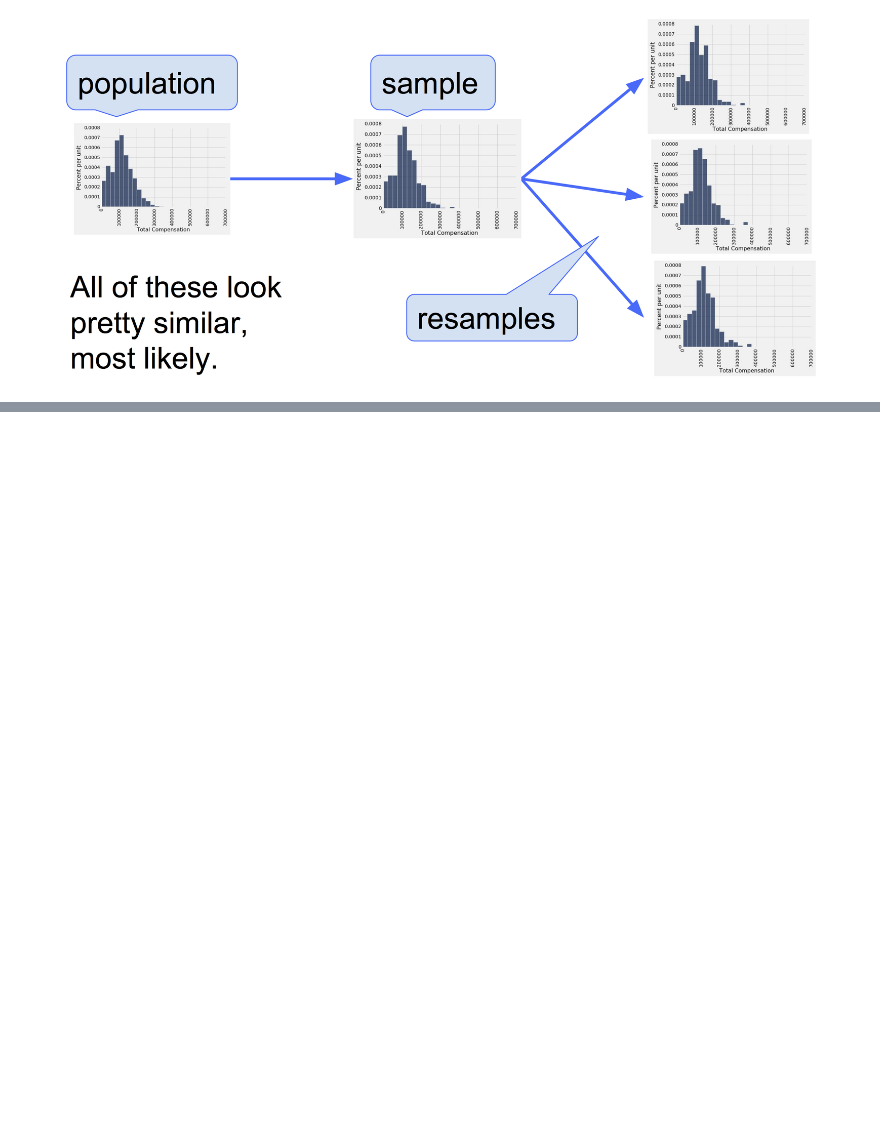
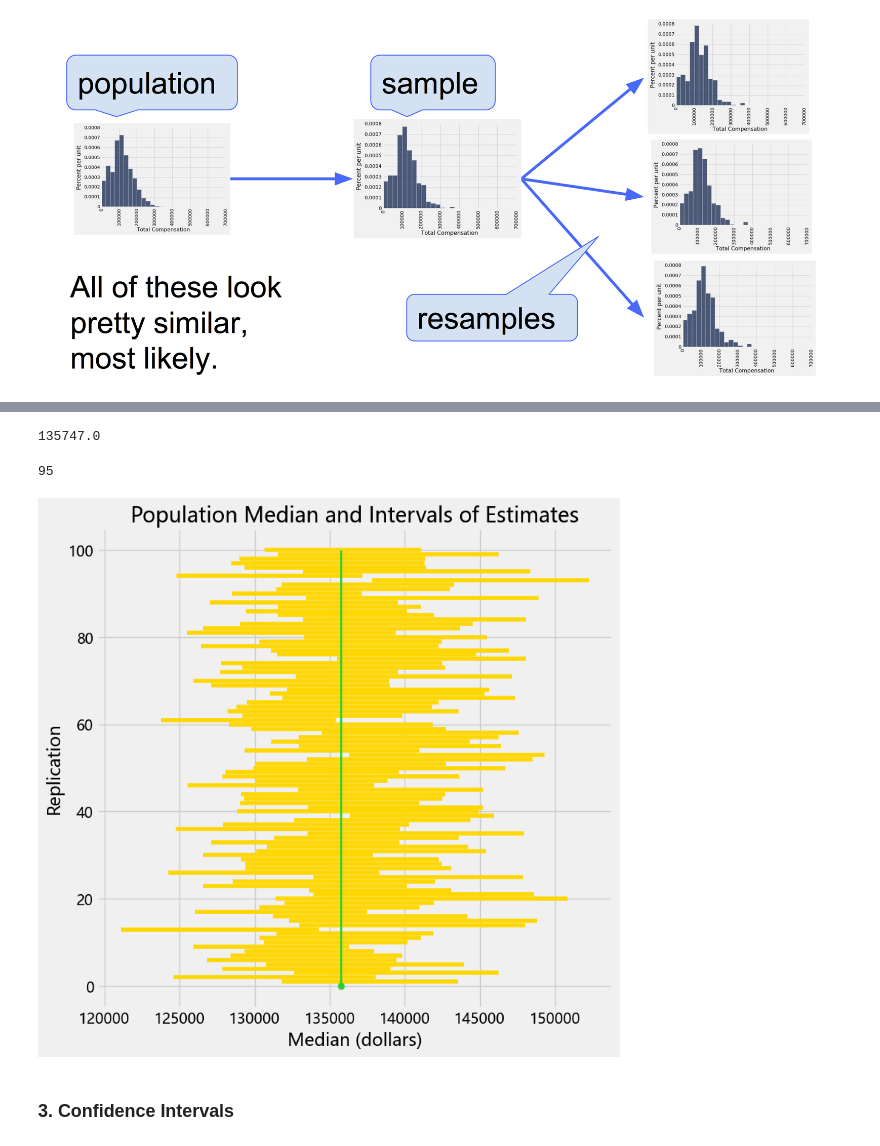
Before and after one commit to Matthew-HMS/Datascience101, a Jupyter notebook: Estimation.ipynb, the cells around one changed output, grey strips where cells are left out. Drawn from its saved outputs; the diff is of its cells as text; code cells hidden in the pictures; blank space fills up the shorter version.

```diff
--- a/Estimation.ipynb
+++ b/Estimation.ipynb
@@ -207,3 +207,17 @@ def bootstrap_median(original_sample, repetitions):
         new_bstrap_sameple = original_sample.sample()
         medians = np.append(medians, percentile(50, new_bstrap_sameple.column('Total Compensation')))
     return medians
+# %%
+left_ends = make_array()
+right_ends = make_array()
+
+for i in np.arange(100):
+    original_sample = sf2019.sample(500, with_replacement=False)
+    medians = bootstrap_median(original_sample, 5000)
+    left_ends = np.append(left_ends, percentile(2.5, medians))
+    right_ends = np.append(right_ends, percentile(97.5, medians))
+
+intervals = Table().with_columns(
+    'Left', left_ends,
+    'Right', right_ends
+)
@@ -209,0 +239,25 @@ def bootstrap_median(original_sample, repetitions):
+# %%
+pop_median
+# %% [output]
+135747.0
+# %%
+intervals.where('Left', are.below(pop_median)).where('Right', are.above(pop_median)).num_rows
+# %% [output]
+95
+# %%
+replication_number = np.ndarray.astype(np.arange(1, 101), str)
+intervals2 = Table(replication_number).with_rows(make_array(left_ends, right_ends))
+
+plots.figure(figsize=(8,8))
+for i in np.arange(100):
+    ends = intervals2.column(i)
+    plots.plot(ends, make_array(i+1, i+1), color='gold')
+plots.scatter(pop_median, 0, color=parameter_green, s=40, zorder=2)
+plots.plot(make_array(pop_median, pop_median), make_array(0, 100), color=parameter_green, lw=2)
+plots.xlabel('Median (dollars)')
+plots.ylabel('Replication')
+plots.title('Population Median and Intervals of Estimates');
+# %% [output]
+[figure, added]
+# %% [markdown]
+### 3. Confidence Intervals
```
Also changed, not shown: parts of 48 cells of this notebook.
